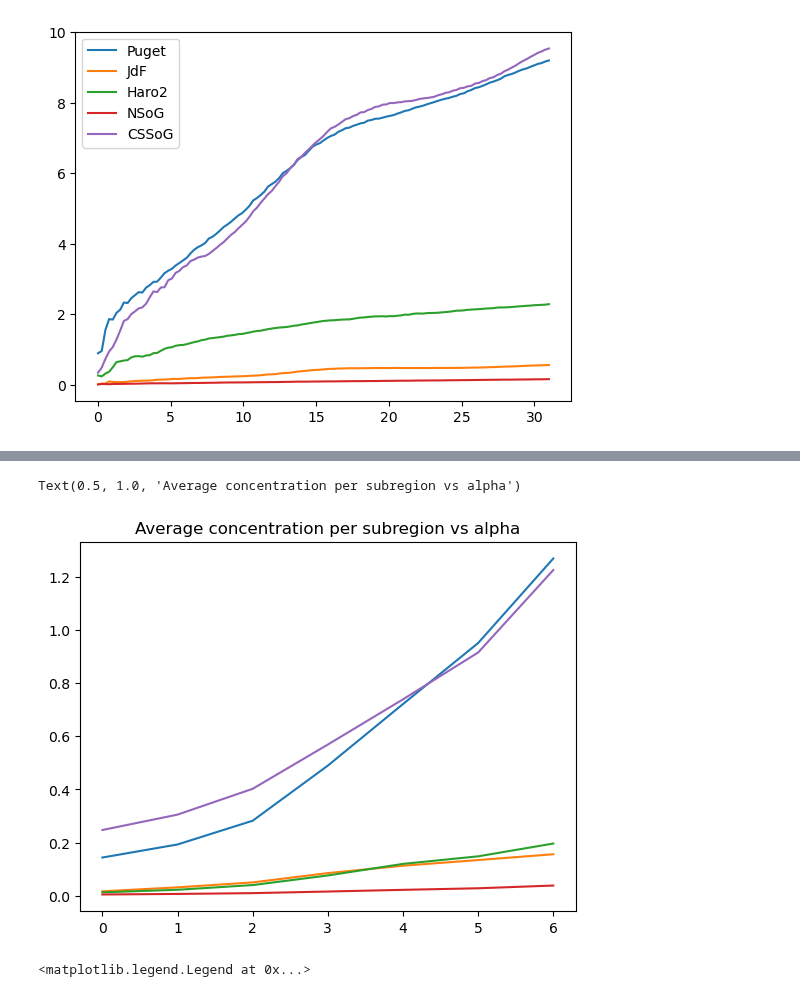
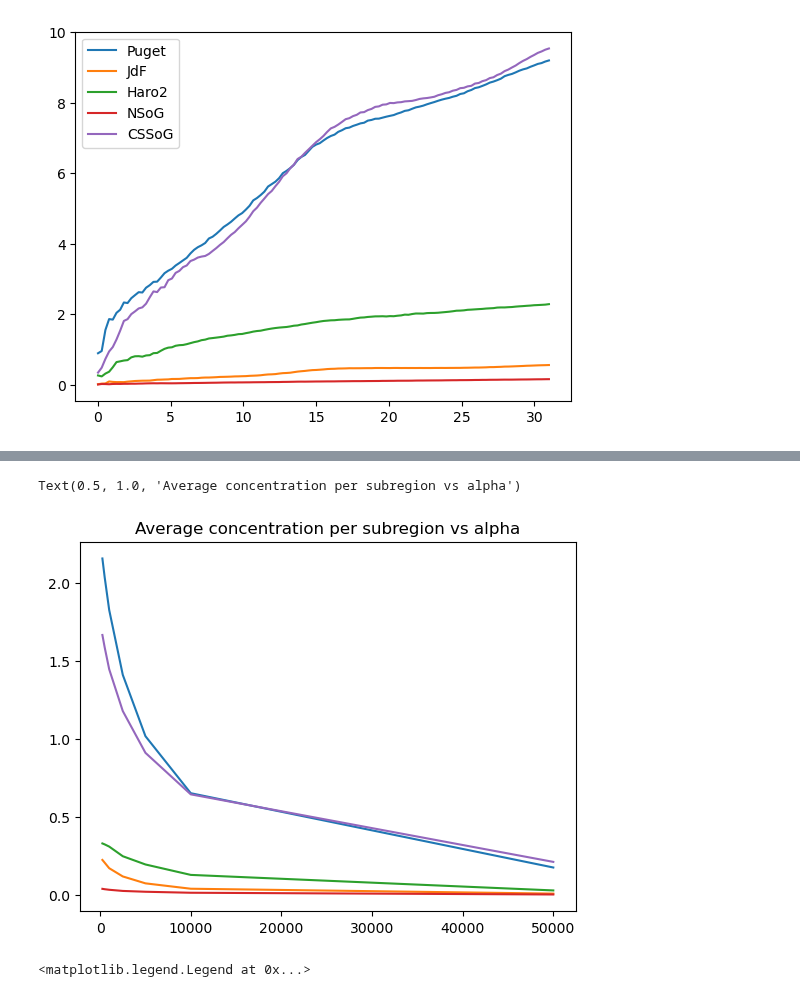
Before and after one commit to SalishSeaCast/analysis-jose, a Jupyter notebook: notebooks/Outfall_finalResults/regions_budget.ipynb, the cells around one changed output, grey strips where cells are left out. Cells and saved outputs as stored; diff of their text form; code cells hidden in the pictures.

```diff
--- a/notebooks/Outfall_finalResults/regions_budget.ipynb
+++ b/notebooks/Outfall_finalResults/regions_budget.ipynb
@@ -133,5 +133,6 @@ sub_areas_area={'Puget':puget_vol,'JdF':jdf_vol,'Haro2':haro2_vol,'NSoG':NSoG_vo
 # %%
-alpha = '50,000 s'
+alpha = '5,000 s'
+mean = []
 ds = xr.open_dataset(path_runs+runs[alpha][0], decode_times=False)
 x = np.linspace(0,31,ds.dims['obs']-1)
 DS = ds.to_dataframe()
@@ -201,19 +202,21 @@ for alpha in runs:
     DS = ds.to_dataframe()
     DS = DS.dropna()
     DS = DS[DS.time>0]
-    DS = DS[DS.status==1]
+    DS = DS[DS.status==3]
     mean=[]
     for area in sub_areas:
         DSn = cutting(DS,area)
-        vol = sub_areas_vol[area]
+        vol = sub_areas_area[area]
         count = []
+        timer = []
         for i in range(ds.dims['obs']-1):
             times= np.min(DSn.time)+i*6*3600
+            timer.append(times)
             count.append(len(DSn[DSn.time == times]))
         conc= np.array(count)*1e7*13.7/(vol.item()*runs[alpha][1])
         mean.append(np.mean(conc[-20:]))
         if alpha == '5,000 s':
-            plt.plot(x,conc,label=area)
+            plt.plot(x,conc/timer,label=area)
         #print(f'Average concentration for {area} is {np.mean(conc[-20:])}')
     means.append(mean)
     if alpha == '5,000 s':
@@ -222,0 +226,4 @@ for alpha in runs:
+# %%
+alphs = {'250 s':250,'500 s':500,'1,000 s':1000,'2,500 s':2500,'5,000 s':5000,'10,000 s':10000,'50,000 s':50000}
+plt.plot(list(alphs.values()),means)
+plt.title('Sedimentation rate per subregion vs alpha')
@@ -222,0 +233,27 @@ for alpha in runs:
+# %%
+means = []
+for alpha in runs:
+    ds = xr.open_dataset(path_runs+runs[alpha][0], decode_times=False)
+    x = np.linspace(0,31,ds.dims['obs']-1)
+    DS = ds.to_dataframe()
+    DS = DS.dropna()
+    DS = DS[DS.time>0]
+    DS = DS[DS.status==3]
+    mean=[]
+    for area in sub_areas:
+        DSn = cutting(DS,area)
+        vol = sub_areas_vol[area]
+        count = []
+        timer = []
+        for i in range(ds.dims['obs']-1):
+            times= np.min(DSn.time)+i*6*3600
+            timer.append(times)
+            count.append(len(DSn[DSn.time == times]))
+        conc= np.array(count)*1e7*13.7/(vol.item()*runs[alpha][1])
+        mean.append(np.mean(conc[-20:]))
+        if alpha == '250 s':
+            plt.plot(x,conc,label=area)
+        #print(f'Average concentration for {area} is {np.mean(conc[-20:])}')
+    means.append(mean)
+    if alpha == '5,000 s':
+        plt.legend()
@@ -223,9 +282,9 @@ for alpha in runs:
 # %%
-plt.plot(means)
+plt.plot(list(alphs.values()),means)
 plt.title('Average concentration per subregion vs alpha')
 # %% [output]
 Text(0.5, 1.0, 'Average concentration per subregion vs alpha')
-[figure, old version]
+[figure, new version]
 # %%
 Source['deploy']=round((Source.Population*250*10)/5e6,0)
 alpha='5,000 s'
```
Also changed, not shown: parts of 6 cells of this notebook.
